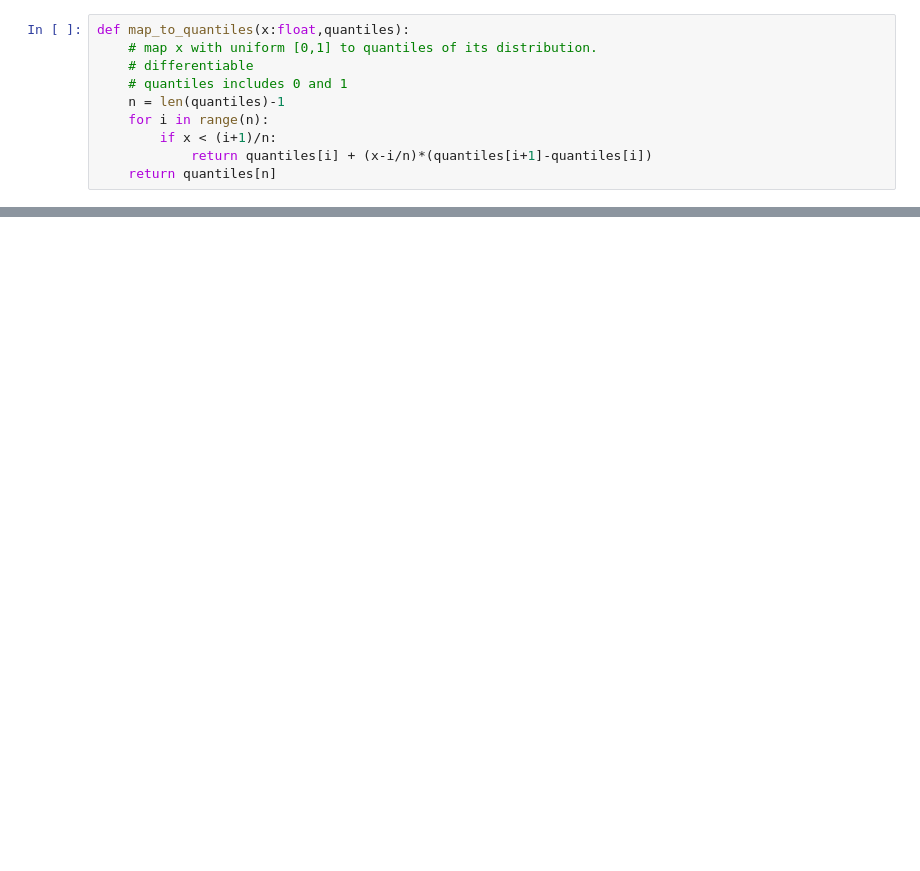
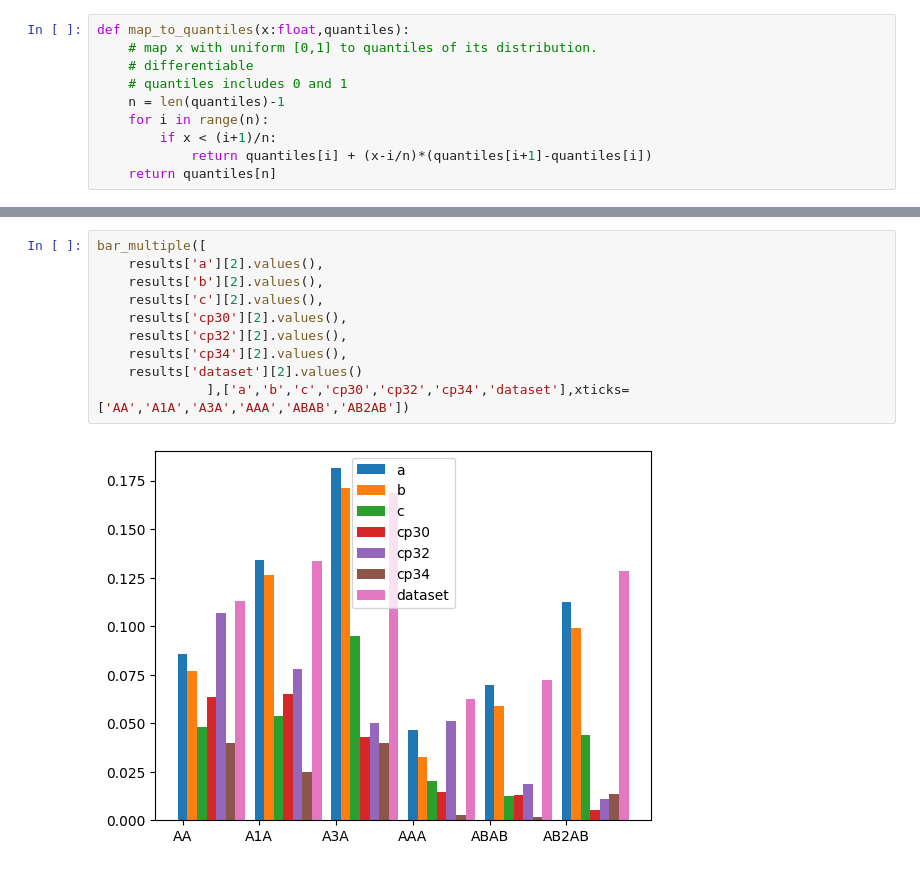
Before and after one commit to eri24816/improved-diffusion, a Jupyter notebook: analysis/metrics/test.ipynb, the cells around one changed output, grey strips where cells are left out. Cells and saved outputs as stored; diff of their text form; blank space fills up the shorter version.

```diff
--- a/analysis/metrics/test.ipynb
+++ b/analysis/metrics/test.ipynb
@@ -241,0 +611,12 @@ tensor([1.])
+# %%
+bar_multiple([
+    results['a'][2].values(),
+    results['b'][2].values(),
+    results['c'][2].values(),
+    results['cp30'][2].values(),
+    results['cp32'][2].values(),
+    results['cp34'][2].values(),
+    results['dataset'][2].values()
+              ],['a','b','c','cp30','cp32','cp34','dataset'],xticks=['AA','A1A','A3A','AAA','ABAB','AB2AB'])
+# %% [output]
+[figure, added]
```
Also changed, not shown: parts of 40 cells of this notebook, 18 other files.
